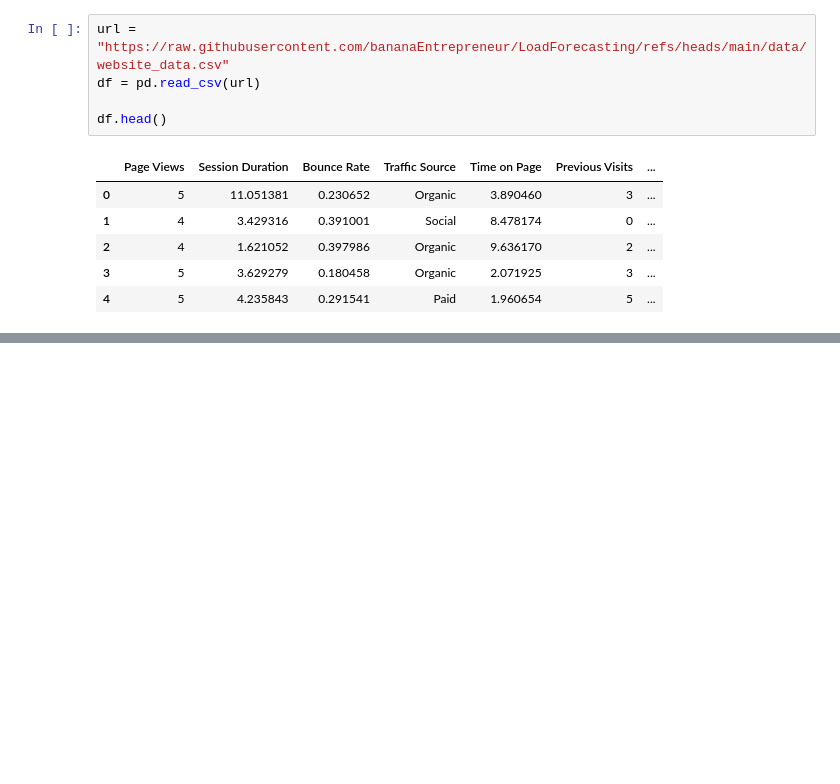
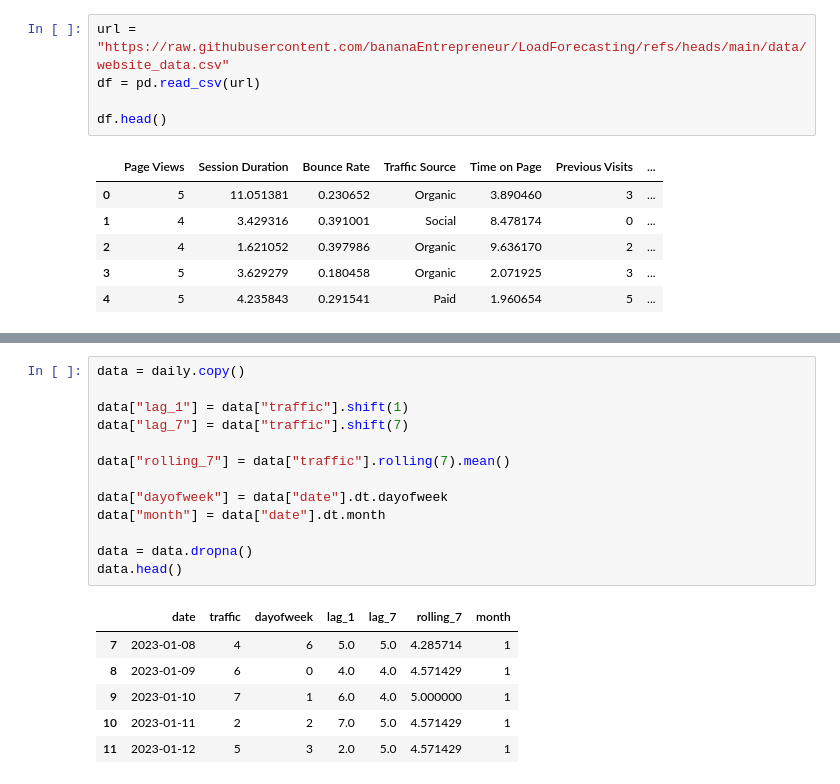
Before and after one commit to bananaEntrepreneur/LoadForecasting, a Jupyter notebook: research.ipynb, the cells around one changed output, grey strips where cells are left out. Saved outputs shown, nothing was run; the diff lists cells and outputs as text; blank space fills up the shorter version.

```diff
--- a/research.ipynb
+++ b/research.ipynb
@@ -16,0 +46,20 @@ df.head()
+# %%
+data = daily.copy()
+
+data["lag_1"] = data["traffic"].shift(1)
+data["lag_7"] = data["traffic"].shift(7)
+
+data["rolling_7"] = data["traffic"].rolling(7).mean()
+
+data["dayofweek"] = data["date"].dt.dayofweek
+data["month"] = data["date"].dt.month
+
+data = data.dropna()
+data.head()
+# %% [output]
+|  | date | traffic | dayofweek | lag_1 | lag_7 | rolling_7 | month |
+| 7 | 2023-01-08 | 4 | 6 | 5.0 | 5.0 | 4.285714 | 1 |
+| 8 | 2023-01-09 | 6 | 0 | 4.0 | 4.0 | 4.571429 | 1 |
+| 9 | 2023-01-10 | 7 | 1 | 6.0 | 4.0 | 5.000000 | 1 |
+| 10 | 2023-01-11 | 2 | 2 | 7.0 | 5.0 | 4.571429 | 1 |
+| 11 | 2023-01-12 | 5 | 3 | 2.0 | 5.0 | 4.571429 | 1 |
```
Also changed, not shown: parts of 9 cells of this notebook.
